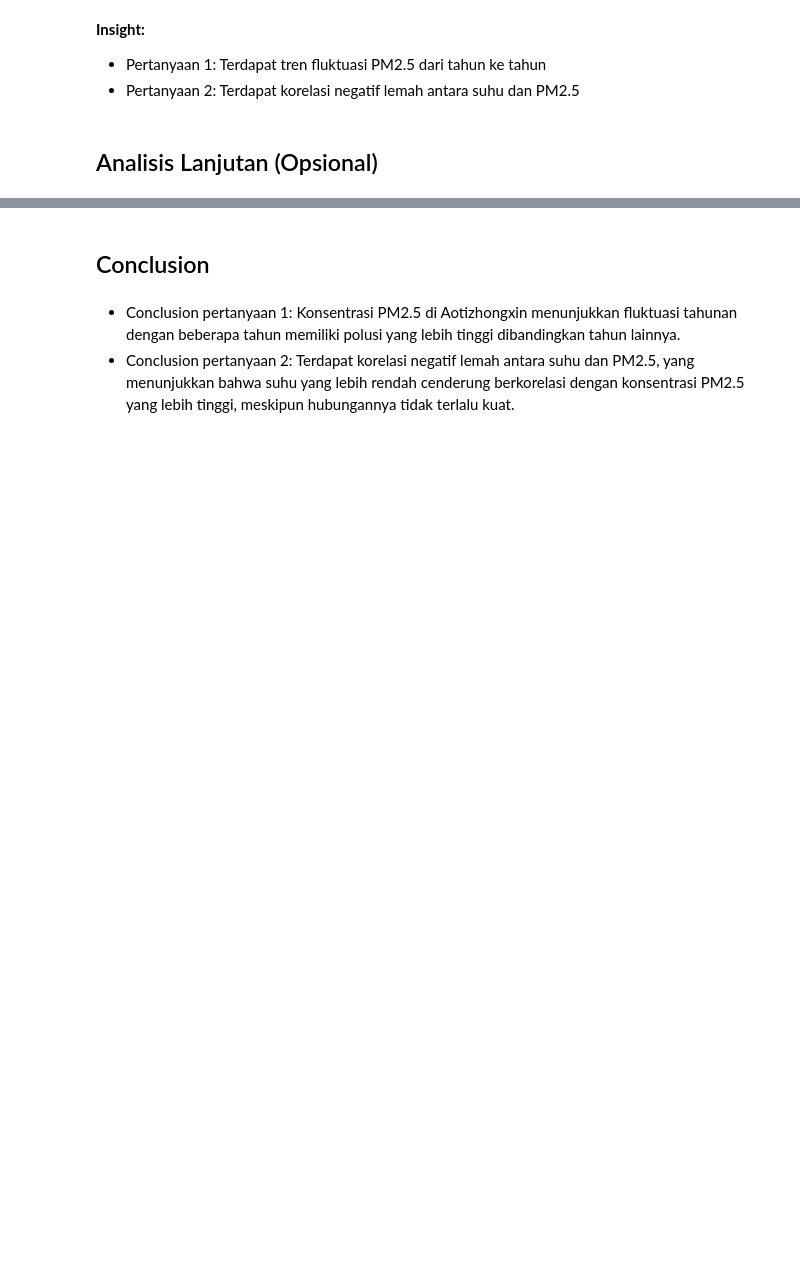
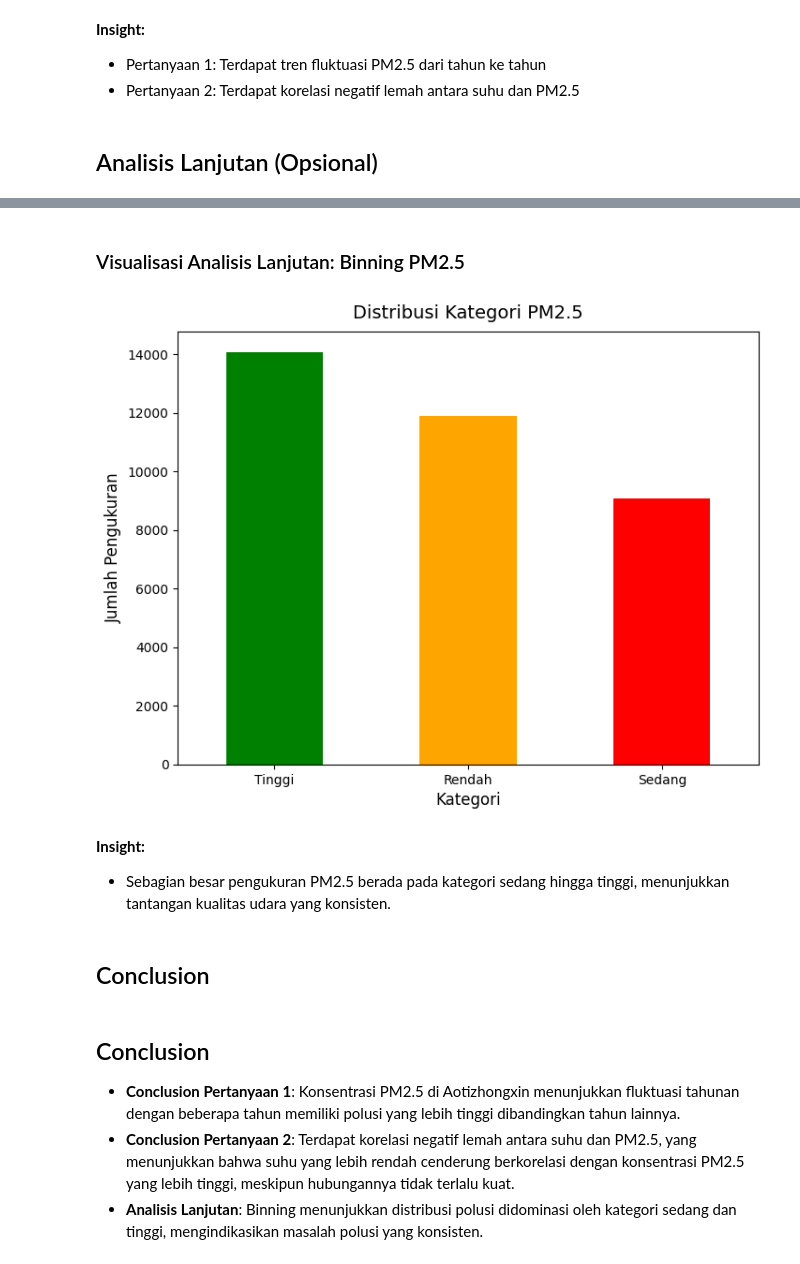
Before and after one commit to miezlearning/Coding-Camp-2025, a Jupyter notebook: Belajar Analisis Data dengan Python/Coding_Camp_Proyek_Analisis_Data.ipynb, the cells around one changed output, grey strips where cells are left out. Drawn from its saved outputs; the diff is of its cells as text; code cells hidden in the pictures; blank space fills up the shorter version.

```diff
--- a/Belajar Analisis Data dengan Python/Coding_Camp_Proyek_Analisis_Data.ipynb
+++ b/Belajar Analisis Data dengan Python/Coding_Camp_Proyek_Analisis_Data.ipynb
@@ -163,5 +180,30 @@ Korelasi antara TEMP dan PM2.5: -0.12
+# %%
+bins = [0, 35, 75, float('inf')]
+labels = ['Rendah', 'Sedang', 'Tinggi']
+df_aoti['PM25_Category'] = pd.cut(df_aoti['PM2.5'], bins=bins, labels=labels, right=False)
+
+# Distribusi kategori
+category_counts = df_aoti['PM25_Category'].value_counts()
+# %% [markdown]
+### Visualisasi Analisis Lanjutan: Binning PM2.5
+# %%
+plt.figure(figsize=(8, 6))
+category_counts.plot(kind='bar', color=['green', 'orange', 'red'])
+plt.title('Distribusi Kategori PM2.5', fontsize=14, pad=10)
+plt.xlabel('Kategori', fontsize=12)
+plt.ylabel('Jumlah Pengukuran', fontsize=12)
+plt.xticks(rotation=0)
+plt.show()
+# %% [output]
+[figure, added]
+# %% [markdown]
+**Insight:**
+- Sebagian besar pengukuran PM2.5 berada pada kategori sedang hingga tinggi, menunjukkan tantangan kualitas udara yang konsisten.
 # %% [markdown]
 ## Conclusion
 # %% [markdown]
-- Conclusion pertanyaan 1: Konsentrasi PM2.5 di Aotizhongxin menunjukkan fluktuasi tahunan dengan beberapa tahun memiliki polusi yang lebih tinggi dibandingkan tahun lainnya.
-- Conclusion pertanyaan 2: Terdapat korelasi negatif lemah antara suhu dan PM2.5, yang menunjukkan bahwa suhu yang lebih rendah cenderung berkorelasi dengan konsentrasi PM2.5 yang lebih tinggi, meskipun hubungannya tidak terlalu kuat.
+## Conclusion
+
+- **Conclusion Pertanyaan 1**: Konsentrasi PM2.5 di Aotizhongxin menunjukkan fluktuasi tahunan dengan beberapa tahun memiliki polusi yang lebih tinggi dibandingkan tahun lainnya.
+- **Conclusion Pertanyaan 2**: Terdapat korelasi negatif lemah antara suhu dan PM2.5, yang menunjukkan bahwa suhu yang lebih rendah cenderung berkorelasi dengan konsentrasi PM2.5 yang lebih tinggi, meskipun hubungannya tidak terlalu kuat.
+- **Analisis Lanjutan**: Binning menunjukkan distribusi polusi didominasi oleh kategori sedang dan tinggi, mengindikasikan masalah polusi yang konsisten.
```
Also changed, not shown: parts of 17 cells of this notebook, 4 other files.
